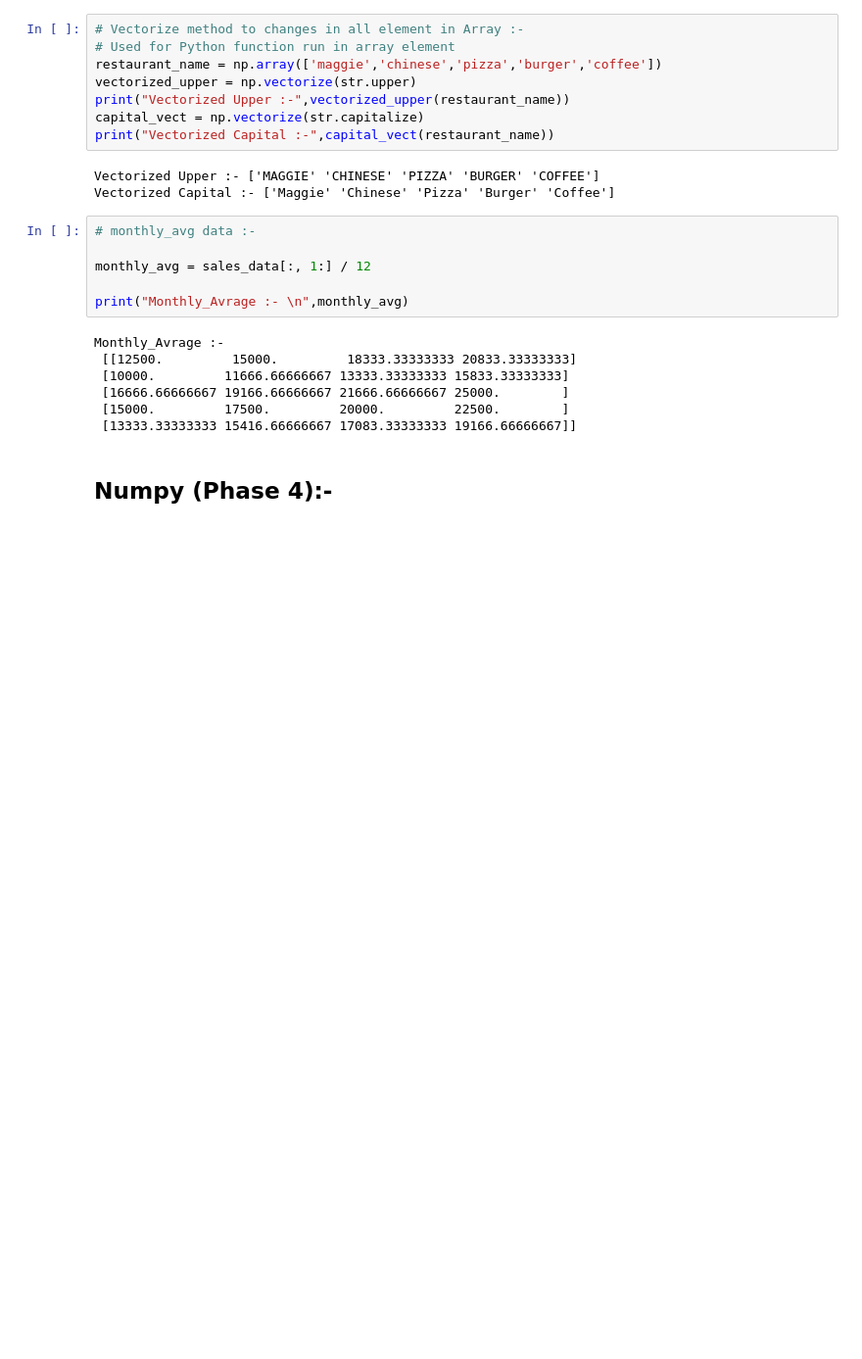
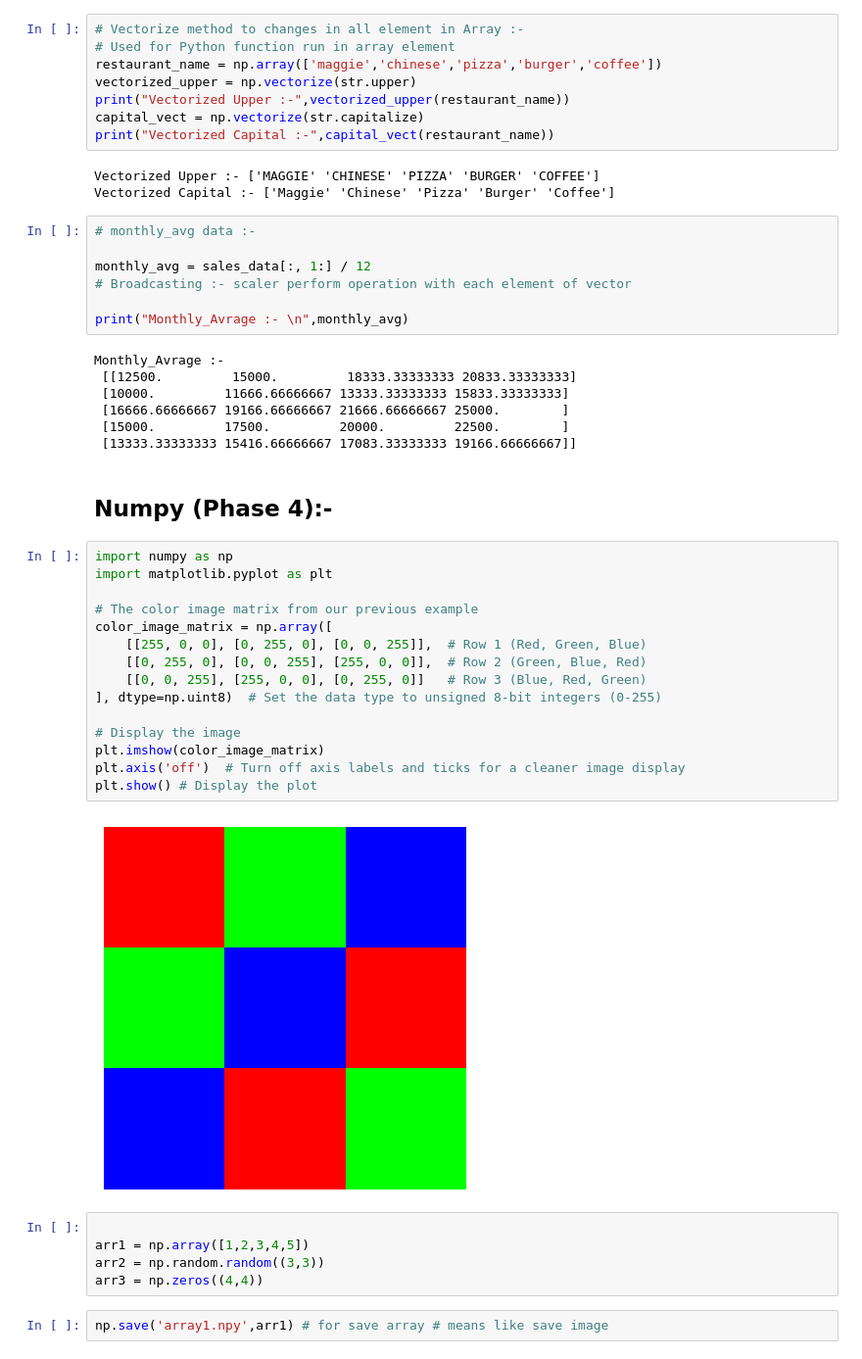
Before and after one commit to pmittal1805/machine-learning-30days, a Jupyter notebook: Day1_Numpy.ipynb, the cells around one changed output. Shown: that part at 98% size. Drawn from its saved outputs; the diff is of its cells as text; blank space fills up the shorter version.

```diff
--- a/Day1_Numpy.ipynb
+++ b/Day1_Numpy.ipynb
@@ -366,6 +366,7 @@ Vectorized Capital :- ['Maggie' 'Chinese' 'Pizza' 'Burger' 'Coffee']
 # monthly_avg data :-
 
 monthly_avg = sales_data[:, 1:] / 12
+# Broadcasting :- scaler perform operation with each element of vector
 
 print("Monthly_Avrage :- \n",monthly_avg)
 # %% [output]
@@ -377,3 +378,27 @@ Monthly_Avrage :-
  [13333.33333333 15416.66666667 17083.33333333 19166.66666667]]
 # %% [markdown]
 ## Numpy (Phase 4):-
+# %%
+import numpy as np
+import matplotlib.pyplot as plt
+
+# The color image matrix from our previous example
+color_image_matrix = np.array([
+    [[255, 0, 0], [0, 255, 0], [0, 0, 255]],  # Row 1 (Red, Green, Blue)
+    [[0, 255, 0], [0, 0, 255], [255, 0, 0]],  # Row 2 (Green, Blue, Red)
+    [[0, 0, 255], [255, 0, 0], [0, 255, 0]]   # Row 3 (Blue, Red, Green)
+], dtype=np.uint8)  # Set the data type to unsigned 8-bit integers (0-255)
+
+# Display the image
+plt.imshow(color_image_matrix)
+plt.axis('off')  # Turn off axis labels and ticks for a cleaner image display
+plt.show() # Display the plot
+# %% [output]
+[figure, added]
+# %%
+
+arr1 = np.array([1,2,3,4,5])
+arr2 = np.random.random((3,3))
+arr3 = np.zeros((4,4))
+# %%
+np.save('array1.npy',arr1) # for save array # means like save image
```
Also changed, not shown: parts of 3 cells of this notebook, 2 other files.
